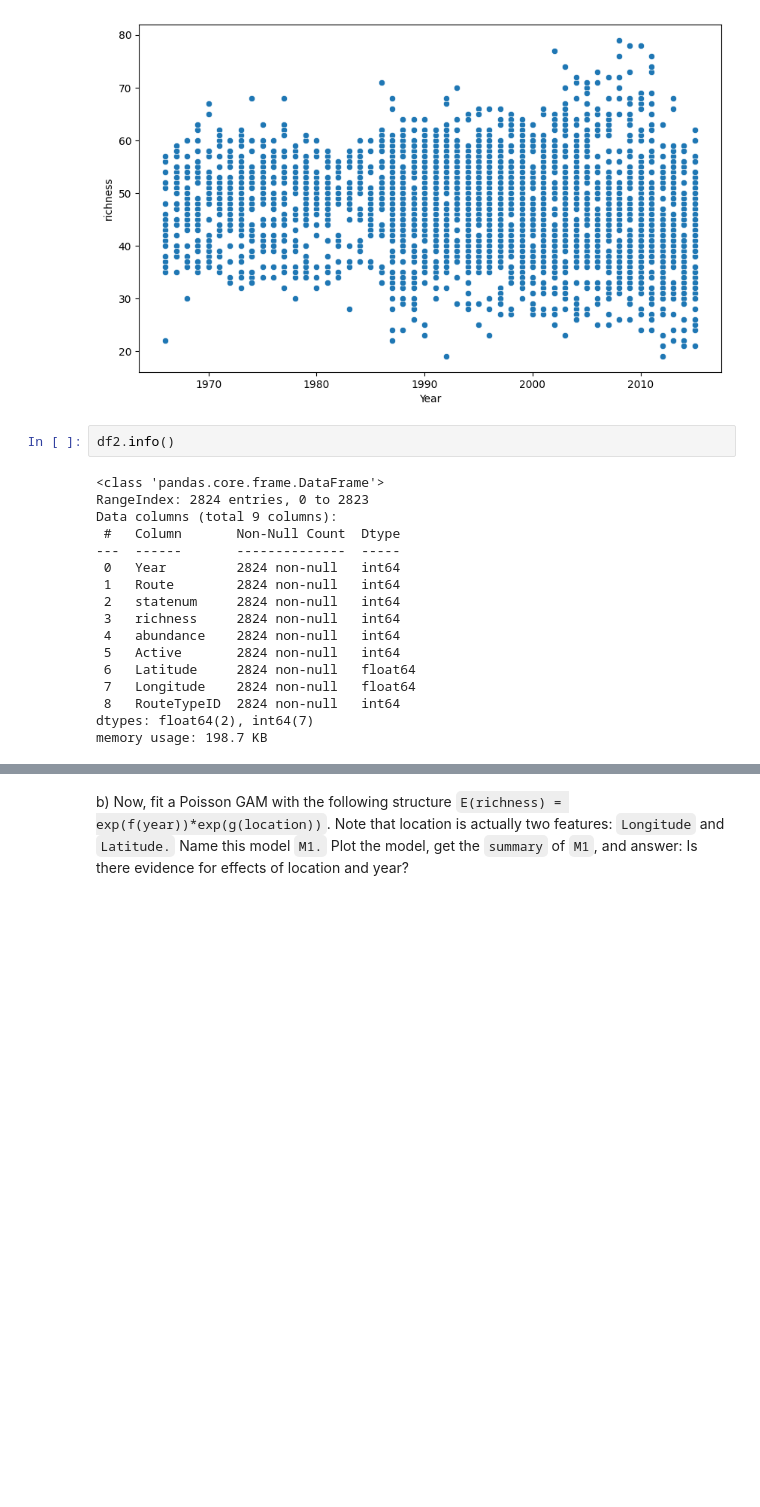
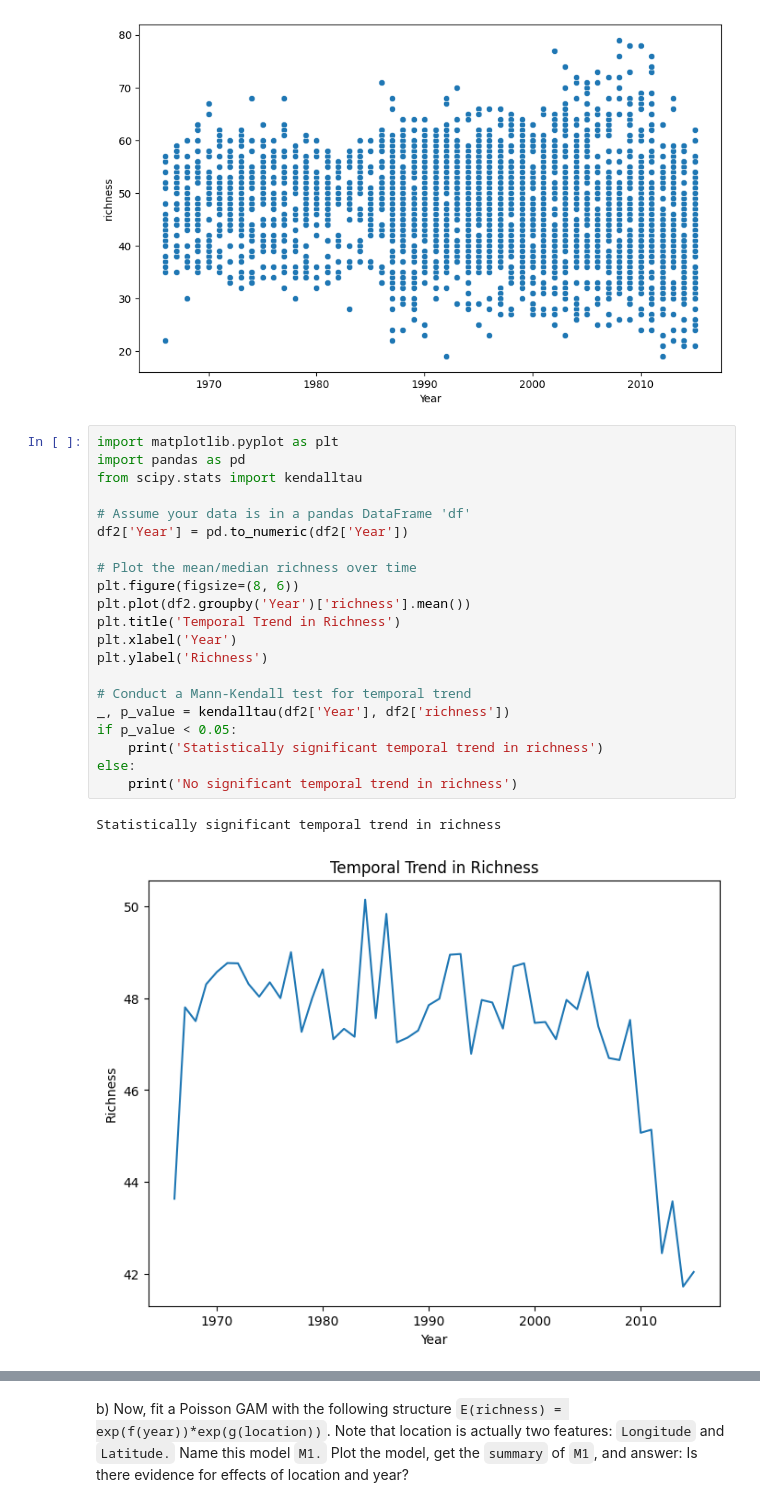
Before and after one commit to srikrish2812/intro_to_ml, a Jupyter notebook: week_3/IML_Assignment_3_Abhay.ipynb, the cells around one changed output, grey strips where cells are left out. Cells and saved outputs as stored; diff of their text form; blank space fills up the shorter version.

```diff
--- a/week_3/IML_Assignment_3_Abhay.ipynb
+++ b/week_3/IML_Assignment_3_Abhay.ipynb
@@ -383,22 +383,27 @@ sns.scatterplot(x=df2.Year,y=df2.richness)
 # %% [output]
 <Axes: xlabel='Year', ylabel='richness'>
 [figure]
-# %%
-df2.info()
-# %% [output]
-<class 'pandas.core.frame.DataFrame'>
-RangeIndex: 2824 entries, 0 to 2823
-Data columns (total 9 columns):
- #   Column       Non-Null Count  Dtype
----  ------       --------------  -----
- 0   Year         2824 non-null   int64
- 1   Route        2824 non-null   int64
- 2   statenum     2824 non-null   int64
- 3   richness     2824 non-null   int64
- 4   abundance    2824 non-null   int64
- 5   Active       2824 non-null   int64
- 6   Latitude     2824 non-null   float64
- 7   Longitude    2824 non-null   float64
- 8   RouteTypeID  2824 non-null   int64
-dtypes: float64(2), int64(7)
-memory usage: 198.7 KB
+# %%
+import matplotlib.pyplot as plt
+import pandas as pd
+from scipy.stats import kendalltau
+
+# Assume your data is in a pandas DataFrame 'df'
+df2['Year'] = pd.to_numeric(df2['Year'])
+
+# Plot the mean/median richness over time
+plt.figure(figsize=(8, 6))
+plt.plot(df2.groupby('Year')['richness'].mean())
+plt.title('Temporal Trend in Richness')
+plt.xlabel('Year')
+plt.ylabel('Richness')
+
+# Conduct a Mann-Kendall test for temporal trend
+_, p_value = kendalltau(df2['Year'], df2['richness'])
+if p_value < 0.05:
+    print('Statistically significant temporal trend in richness')
+else:
+    print('No significant temporal trend in richness')
+# %% [output]
+Statistically significant temporal trend in richness
+[figure, added]
```
Also changed, not shown: parts of 2 cells of this notebook, 1 other file.
